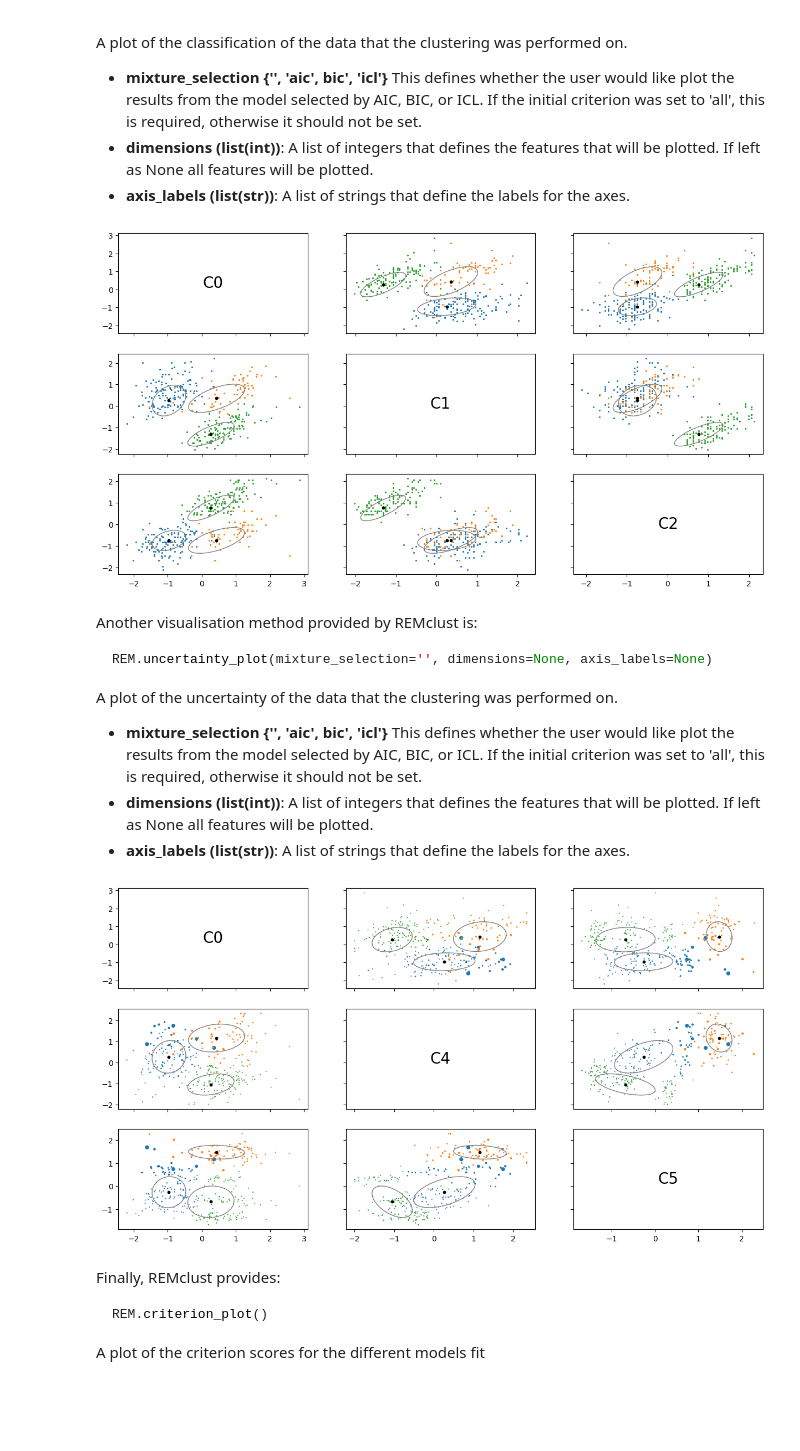
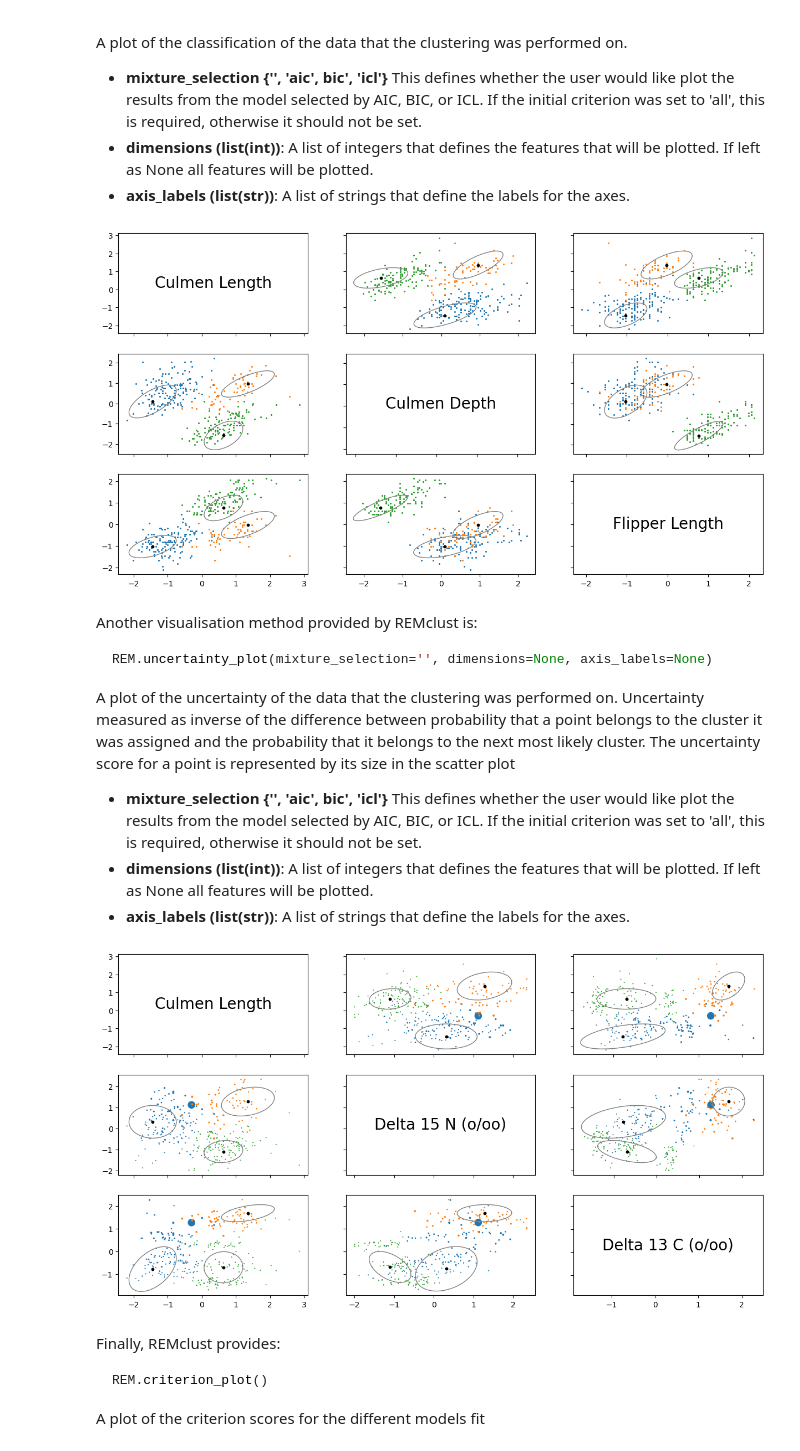
Before and after one commit to tobinjo96/REMclust, a Jupyter notebook: REMclust_vignette.ipynb, the cells around one changed output. Drawn from its saved outputs; the diff is of its cells as text; code cells hidden in the pictures; blank space fills up the shorter version.

````diff
--- a/REMclust_vignette.ipynb
+++ b/REMclust_vignette.ipynb
@@ -24,7 +24,7 @@ from sklearn import preprocessing
 data = np.genfromtxt('Data/penguin.csv', delimiter=",")
 x = data[:, 1:]
 y = data[:, 0]
-labels = x[0, :]
+labels = ['Culmen Length', 'Culmen Depth', 'Flipper Length', 'Body Mass', 'Delta 15 N (o/oo)', 'Delta 13 C (o/oo)']
 x = x[1:,:]
 scaler = preprocessing.StandardScaler().fit(x)
 x = scaler.transform(x)
@@ -59,7 +61,8 @@ REM(data, covariance_type='full', criteria='all', bandwidth='diagonal', tol=1e-3
 - **reg_covar (float)**: Non-negative regularization added to the diagonal of covariance. Allows to assure that the covariance matrices are all positive.
 - **max_iter (int)**: The number of EM iterations to perform.
 # %%
-cluster = REM.REM(data=x, covariance_type="full", criteria="icl",bandwidth='normal_reference', tol=1e-4)
+bndwk = int(np.floor(np.min((30, np.log(n_samples)))))
+cluster = REM.REM(data=x, covariance_type="full", criteria="icl",bandwidth=bndwk, tol=1e-4)
 # %% [markdown]
 ### Mode Selection
 
@@ -118,22 +121,22 @@ A plot of the classification of the data that the clustering was performed on.
 - **dimensions (list(int))**: A list of integers that defines the features that will be plotted. If left as None all features will be plotted.
 - **axis_labels (list(str))**: A list of strings that define the labels for the axes.
 # %%
-cluster.classification_plot(dimensions=[0,1,2])
+cluster.classification_plot(dimensions=[0,1,2], axis_labels=[labels[0], labels[1], labels[2]])
 # %% [output]
-[figure, old version]
+[figure, new version]
 # %% [markdown]
 Another visualisation method provided by REMclust is:
 ```python
 REM.uncertainty_plot(mixture_selection='', dimensions=None, axis_labels=None)
 ```
-A plot of the uncertainty of the data that the clustering was performed on.
+A plot of the uncertainty of the data that the clustering was performed on. Uncertainty measured as inverse of the difference between probability that a point belongs to the cluster it was assigned and the probability that it belongs to the next most likely cluster. The uncertainty score for a point is represented by its size in the scatter plot
 - **mixture_selection {'', 'aic', bic', 'icl'}** This defines whether the user would like plot the results from the model selected by AIC, BIC, or ICL. If the initial criterion was set to 'all', this is required, otherwise it should not be set.
 - **dimensions (list(int))**: A list of integers that defines the features that will be plotted. If left as None all features will be plotted.
 - **axis_labels (list(str))**: A list of strings that define the labels for the axes.
 # %%
-cluster.uncertainty_plot(dimensions=[0,4,5])
+cluster.uncertainty_plot(dimensions=[0,4,5], axis_labels=[labels[0], labels[4], labels[5]])
 # %% [output]
-[figure, old version]
+[figure, new version]
 # %% [markdown]
 Finally, REMclust provides:
 ```python
````
Also changed, not shown: parts of 9 cells of this notebook, 3 other files.
